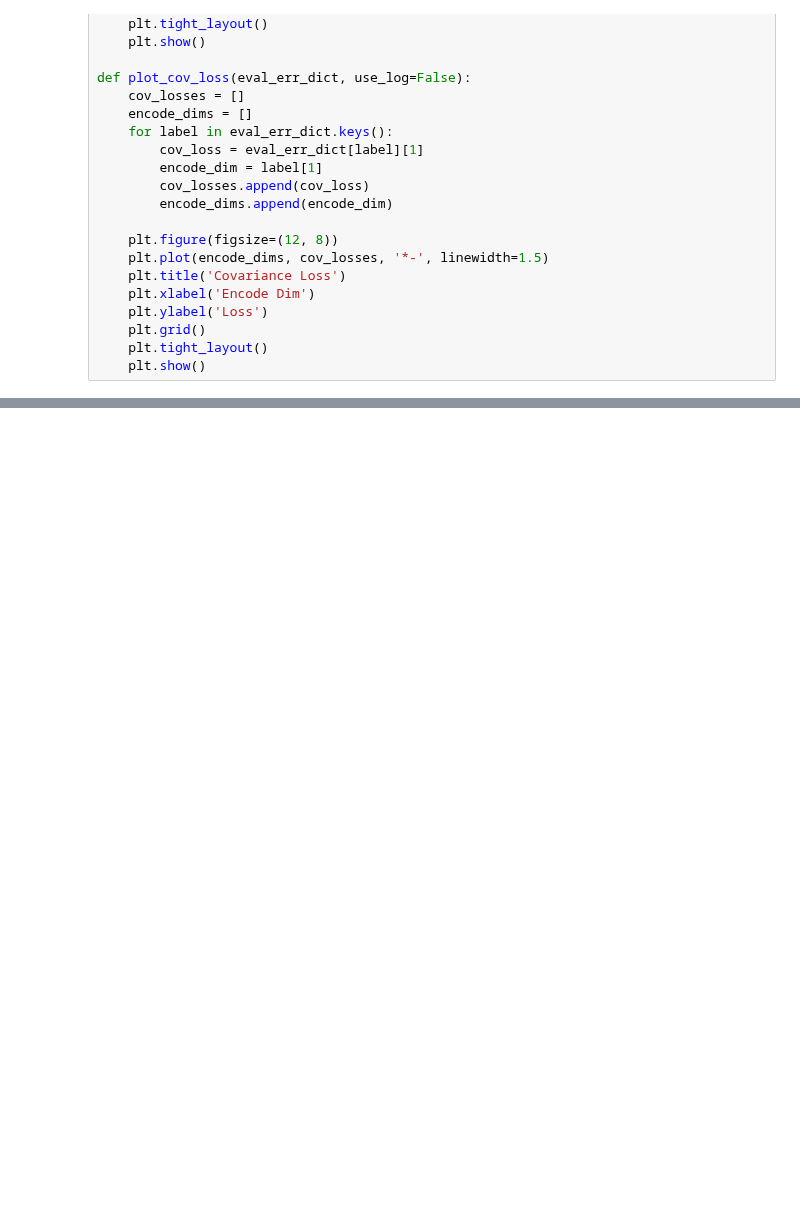
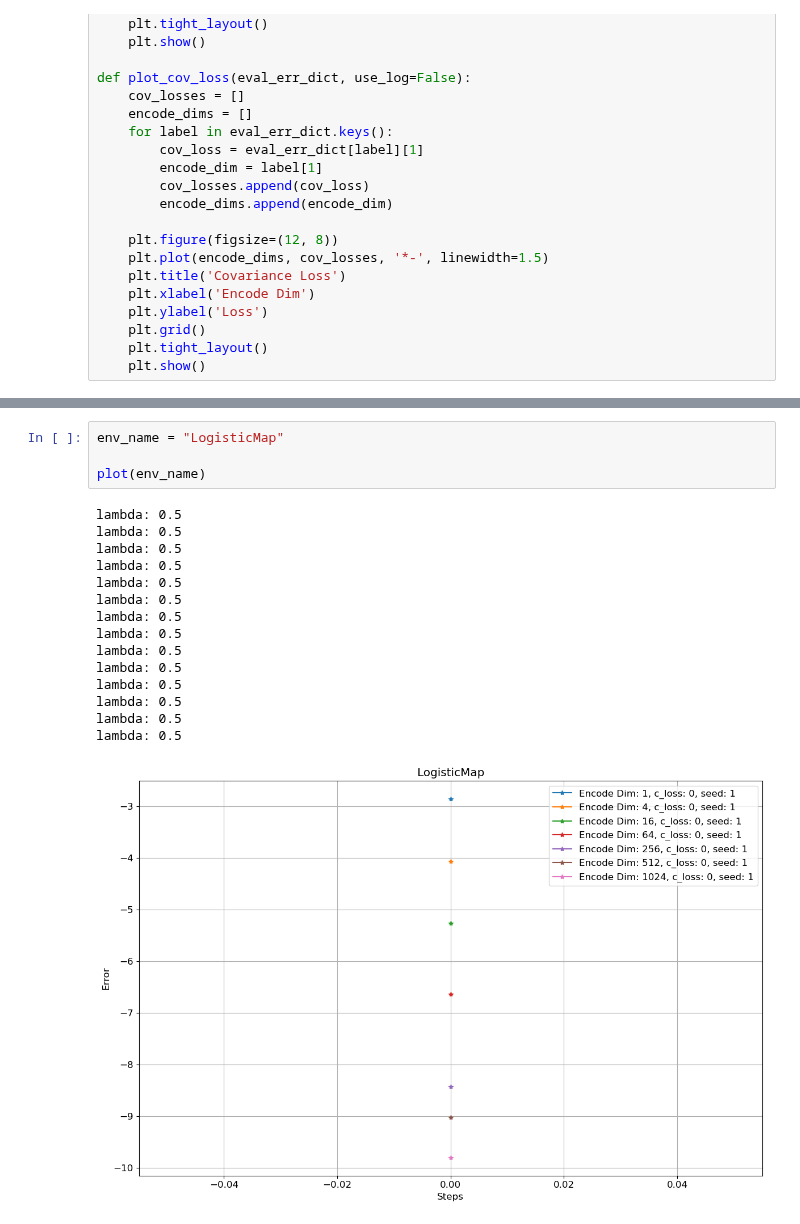
Before and after one commit to intelligent-control-lab/Koopman-Scaling, a Jupyter notebook: visualization/step_err.ipynb, the cells around one changed output, grey strips where cells are left out. Drawn from its saved outputs; the diff is of its cells as text; blank space fills up the shorter version.

```diff
--- a/visualization/step_err.ipynb
+++ b/visualization/step_err.ipynb
@@ -207,0 +221,20 @@ plt.show()
+# %%
+env_name = "LogisticMap"
+
+plot(env_name)
+# %% [output]
+lambda: 0.5
+lambda: 0.5
+lambda: 0.5
+lambda: 0.5
+lambda: 0.5
+lambda: 0.5
+lambda: 0.5
+lambda: 0.5
+lambda: 0.5
+lambda: 0.5
+lambda: 0.5
+lambda: 0.5
+lambda: 0.5
+lambda: 0.5
+[figure, added]
```
Also changed, not shown: parts of 7 cells of this notebook, 1 other file.
